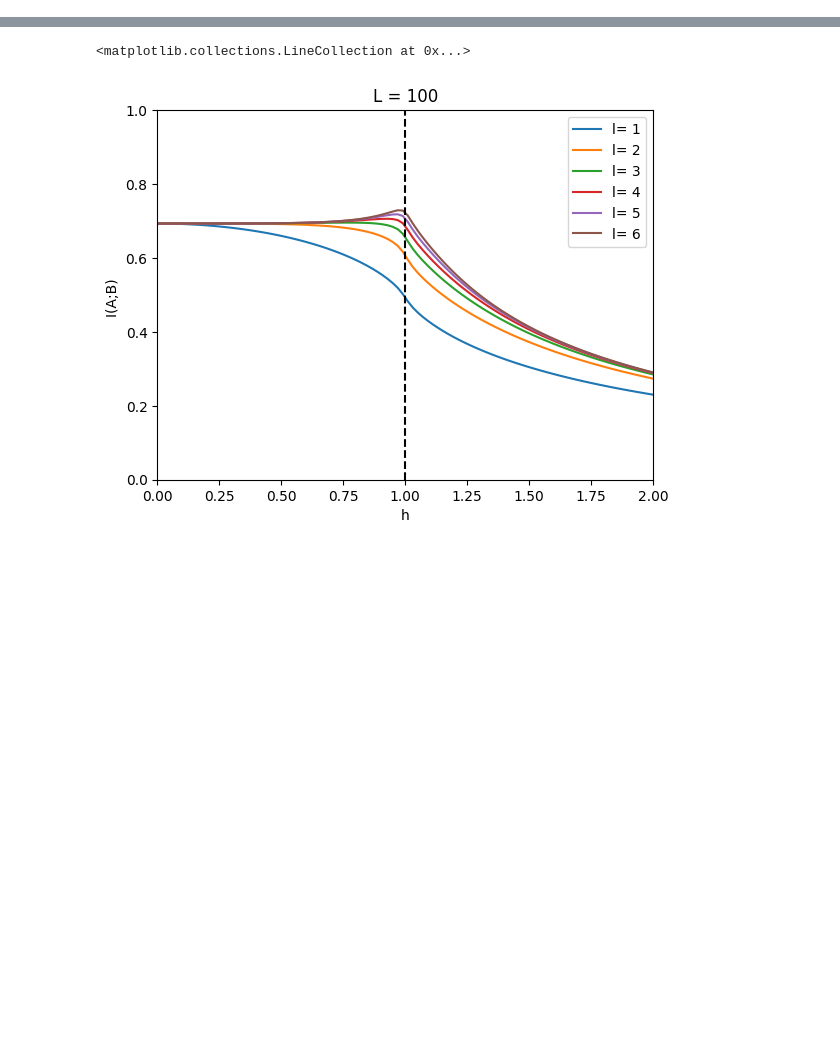
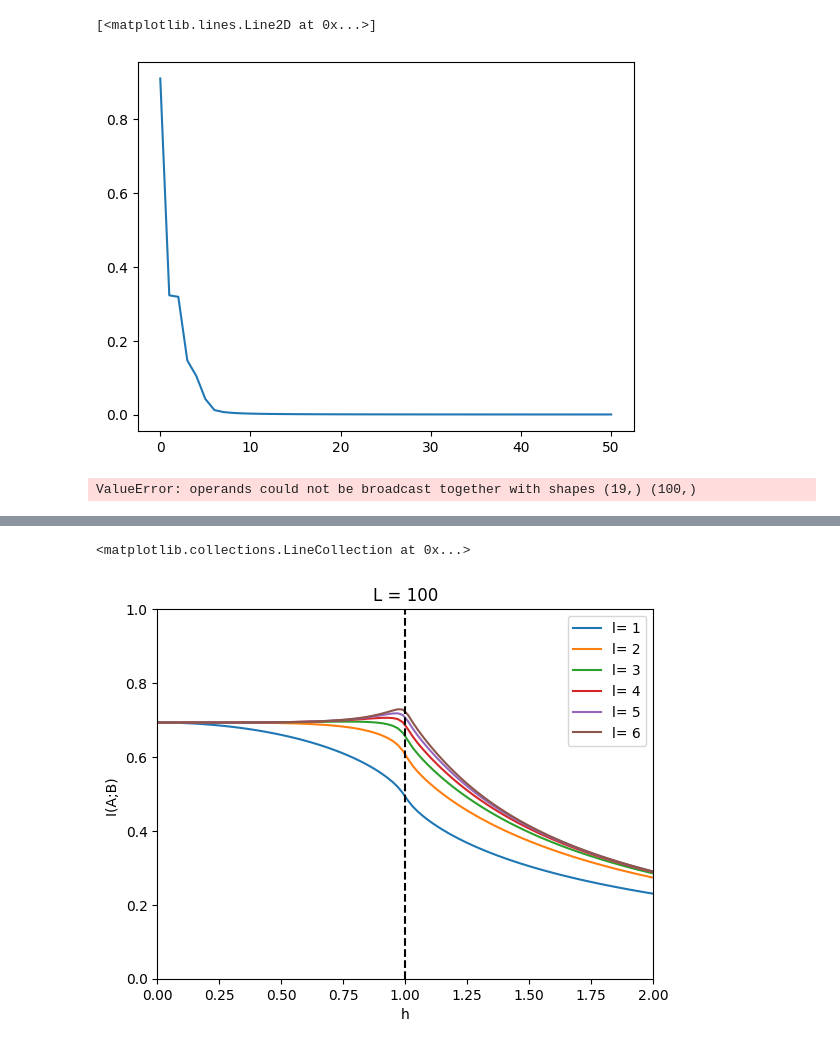
Before and after one commit to KristianMunnikhuis/subsystem_loschmidt_echo, a Jupyter notebook: scripts/mutual_info/exact_diag/Integrable Ising Model/correlations_BGS.ipynb, the cells around one changed output, grey strips where cells are left out. Drawn from its saved outputs; the diff is of its cells as text; code cells hidden in the pictures; blank space fills up the shorter version.

```diff
--- a/scripts/mutual_info/exact_diag/Integrable Ising Model/correlations_BGS.ipynb
+++ b/scripts/mutual_info/exact_diag/Integrable Ising Model/correlations_BGS.ipynb
@@ -13,6 +13,20 @@ from matplotlib.pyplot import plot, scatter
 # %%
 #Define Parameters
 J = 1
-L = 100
+L = 1000
 h_i = np.linspace(0,2,100)
-n = [1,2,3,4,5,6]
+indices = np.linspace(0,50,dtype=int)
+dat = []
+H = sps.H_bdg(1,L,J,"ABC")
+E,V = la.eigh(H)
+G = sps.G_tfim(V[:,L:])
+for x in indices:
+    index = [0,1,2,3,4,5,x,x+1,x+2,x+3,x+4,x+5]
+    index2= [0,1,2,3,4,5]
+    dat+= [sps.sigma_general(index,G,L)-sps.sigma_general(index2,G,L)**2]
+# %%
+plt.plot(indices,dat)
+#plt.loglog(indices,dat[1]*indices**(-2.0))
+# %% [output]
+[<matplotlib.lines.Line2D at 0x...>]
+[figure, added]
@@ -19,3 +49,12 @@ n = [1,2,3,4,5,6]
+# %%
+ns = np.array([len(index) for index in indices])
+plt.plot(h_i-1,data[0,:]*(h_i-1))
+#plt.yscale("log")
+
+k = 2
+#plot(h_i-1,np.log(data.T[k])-np.log(data.T[k+1]))
+# %% [output]
+ValueError: operands could not be broadcast together with shapes (19,) (100,)
 # %%
 I_n_h = []
 for ni in n:
```
Also changed, not shown: parts of 2 cells of this notebook, 14 other files.
